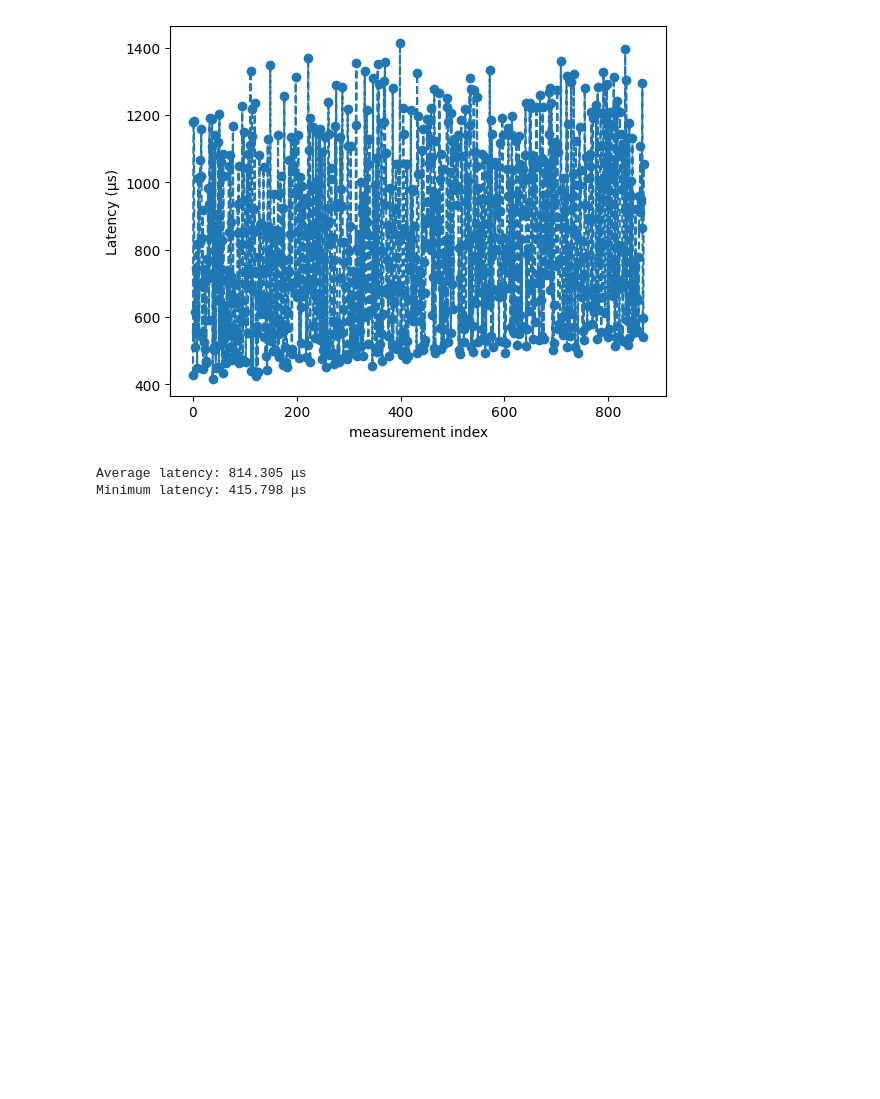
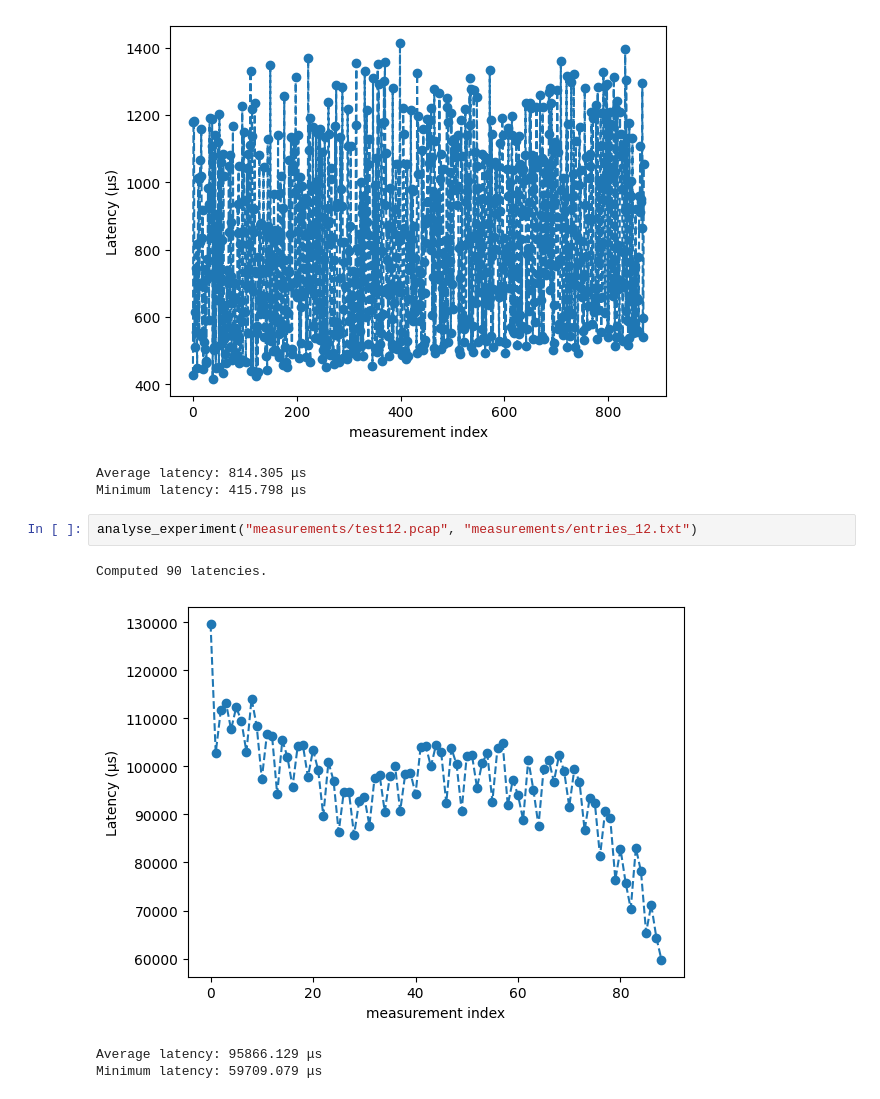
Before and after one commit to gespel/XenoFlow, a Jupyter notebook: experiments/entry_latency/entry_latency.ipynb, the cells around one changed output. Saved outputs shown, nothing was run; the diff lists cells and outputs as text; blank space fills up the shorter version.

```diff
--- a/experiments/entry_latency/entry_latency.ipynb
+++ b/experiments/entry_latency/entry_latency.ipynb
@@ -154,3 +152,10 @@ analyse_experiment("measurements/test11.pcap", "measurements/entries_11.txt")
 [figure]
 Average latency: 814.305 μs
 Minimum latency: 415.798 μs
+# %%
+analyse_experiment("measurements/test12.pcap", "measurements/entries_12.txt")
+# %% [output]
+Computed 90 latencies.
+[figure, added]
+Average latency: 95866.129 μs
+Minimum latency: 59709.079 μs
```
Also changed, not shown: parts of 6 cells of this notebook.
